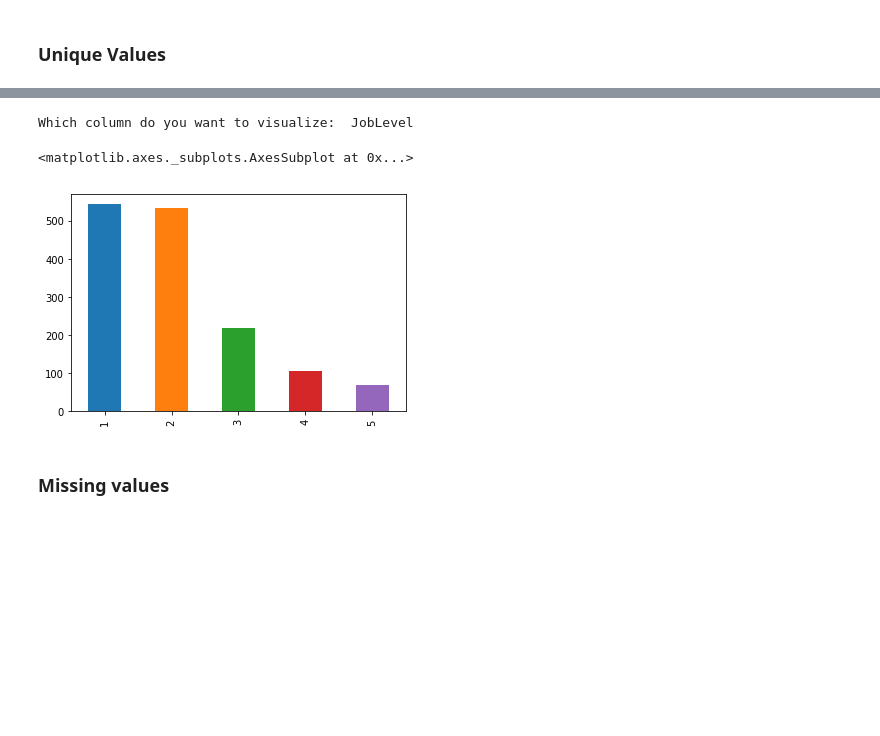
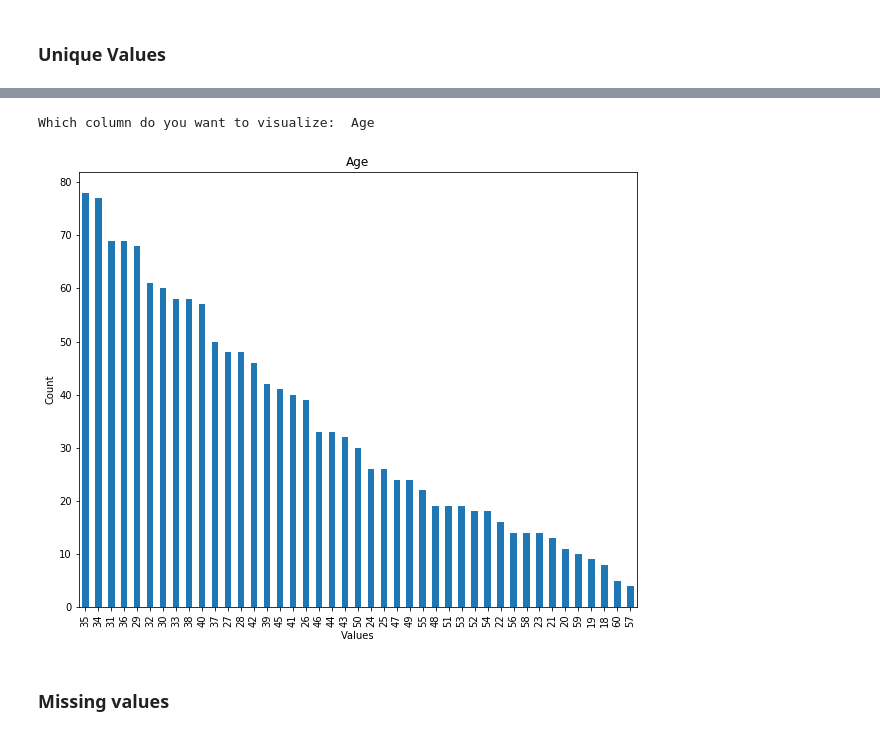
Before and after one commit to rahulsnair/simple-sklearn-models, a Jupyter notebook: sklearn-models.ipynb, the cells around one changed output, grey strips where cells are left out. Cells and saved outputs as stored; diff of their text form; code cells hidden in the pictures; blank space fills up the shorter version.

```diff
--- a/sklearn-models.ipynb
+++ b/sklearn-models.ipynb
@@ -106,14 +84,18 @@ YearsSinceLastPromotion       16
 YearsWithCurrManager          18
 dtype: int64
 # %%
-column_name = input('Which column do you want to visualize: ')
+column_name = input('Which column do you want to visualize: ') or 'Age'
 # %% [output]
-Which column do you want to visualize:  JobLevel
+Which column do you want to visualize:  Age
-# %%
-df_data_1[column_name].value_counts().plot(kind='bar')
-# %% [output]
-<matplotlib.axes._subplots.AxesSubplot at 0x...>
-[figure, removed]
+# %%
+plt.figure(figsize=(10, 8))
+plt.title(column_name)
+plt.xlabel('Values')
+plt.ylabel('Count')
+df_data_1[column_name].value_counts().plot(kind='bar')
+plt.show()
+# %% [output]
+[figure, added]
 # %% [markdown]
 ### Missing values
 # %%
```
Also changed, not shown: parts of 14 cells of this notebook, 1 other file.
